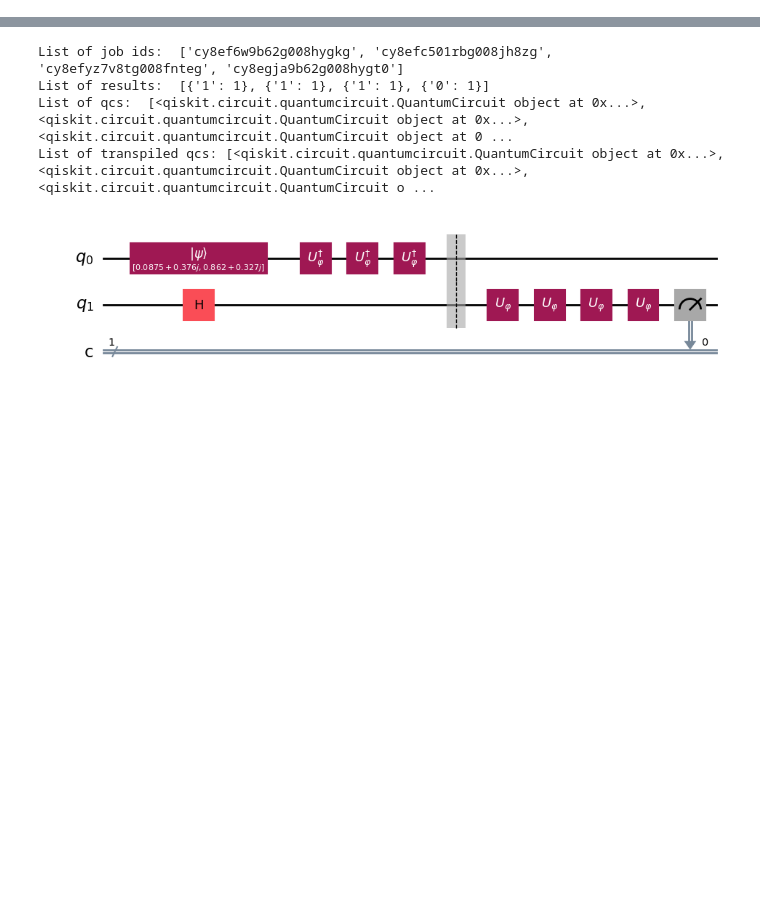
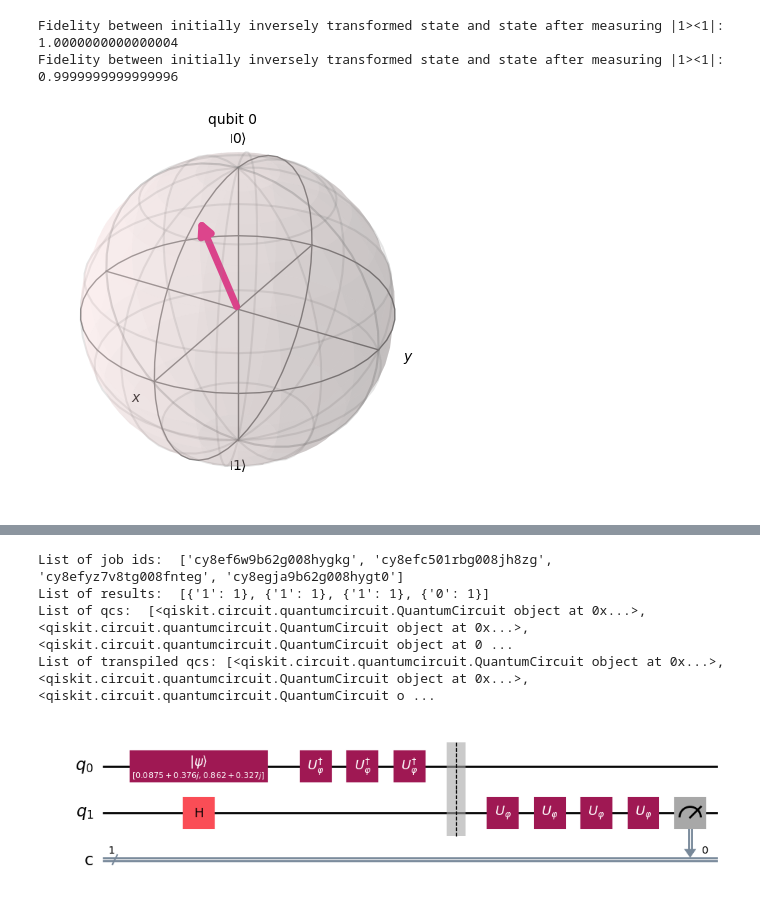
Before and after one commit to Enfili/JarQo, a Jupyter notebook: Vidal-Masanes-Cirac_dynamic.ipynb, the cells around one changed output, grey strips where cells are left out. Cells and saved outputs as stored; diff of their text form; code cells hidden in the pictures; blank space fills up the shorter version.

```diff
--- a/Vidal-Masanes-Cirac_dynamic.ipynb
+++ b/Vidal-Masanes-Cirac_dynamic.ipynb
@@ -197,0 +290,16 @@ qc_resulting.draw(output='mpl', fold=-1)
+# %%
+# calculate fidelity for failed measurement
+uphi_initial_state = DensityMatrix.from_instruction(qc_uphi)
+for measurement in range(len(list_of_measured_states)):
+    if abs(state_fidelity(list_of_measured_states[measurement], oneone) - 1) < 0.01: # if measurement is |0><0|
+        # you have to use the following circuit, because in the first circuit you are not applying any gate on initial state
+        # only in the second circuit you are applying one inversed phase gate and so on so it is all shifted by one circuit
+        print("Fidelity between initially inversely transformed state and state after measuring |1><1|: " +
+              str(state_fidelity(list_of_inversely_transformed_initial_state[measurement + 1], list_of_states[measurement])))
+# %% [output]
+Fidelity between initially inversely transformed state and state after measuring |1><1|: 1.0000000000000004
+Fidelity between initially inversely transformed state and state after measuring |1><1|: 0.9999999999999996
+# %%
+plot_bloch_multivector(initial_state)
+# %% [output]
+[figure, added]
```
Also changed, not shown: parts of 19 cells of this notebook.
